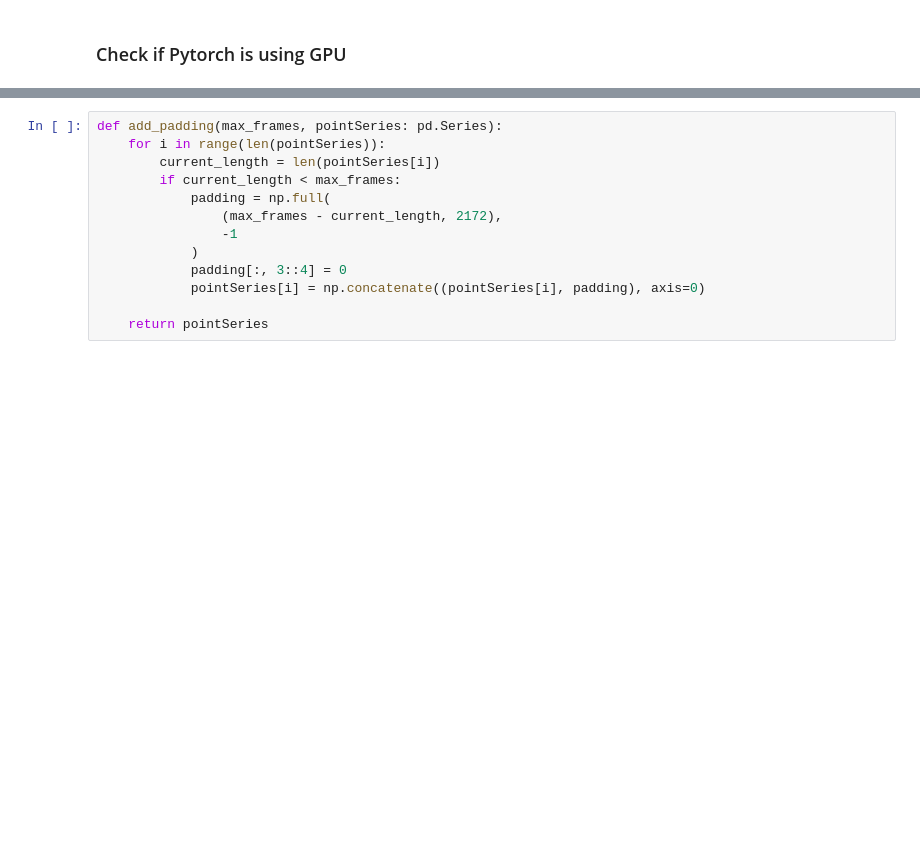
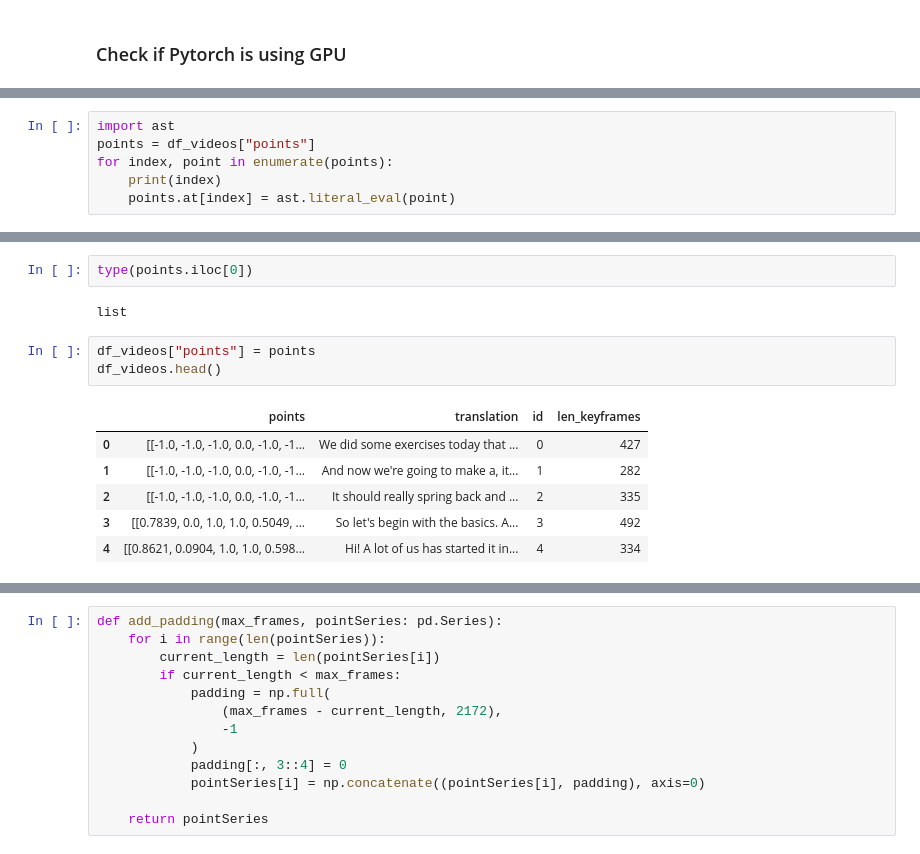
Before and after one commit to MatiasGrynfeld/SignAI, a Jupyter notebook: AI-Module/BERT/bert-example.ipynb, the cells around one changed output, grey strips where cells are left out. Drawn from its saved outputs; the diff is of its cells as text; blank space fills up the shorter version.

```diff
--- a/AI-Module/BERT/bert-example.ipynb
+++ b/AI-Module/BERT/bert-example.ipynb
@@ -28,0 +34,6 @@ df_videos = pd.read_csv("/app/AI-Module/Resources/Datasets/how2sign.csv")
+# %%
+import ast
+points = df_videos["points"]
+for index, point in enumerate(points):
+    print(index)
+    points.at[index] = ast.literal_eval(point)
@@ -28,0 +58,14 @@ df_videos = pd.read_csv("/app/AI-Module/Resources/Datasets/how2sign.csv")
+# %%
+type(points.iloc[0])
+# %% [output]
+list
+# %%
+df_videos["points"] = points
+df_videos.head()
+# %% [output]
+|  | points | translation | id | len_keyframes |
+| 0 | [[-1.0, -1.0, -1.0, 0.0, -1.0, -1... | We did some exercises today that ... | 0 | 427 |
+| 1 | [[-1.0, -1.0, -1.0, 0.0, -1.0, -1... | And now we're going to make a, it... | 1 | 282 |
+| 2 | [[-1.0, -1.0, -1.0, 0.0, -1.0, -1... | It should really spring back and ... | 2 | 335 |
+| 3 | [[0.7839, 0.0, 1.0, 1.0, 0.5049, ... | So let's begin with the basics. A... | 3 | 492 |
+| 4 | [[0.8621, 0.0904, 1.0, 1.0, 0.598... | Hi! A lot of us has started it in... | 4 | 334 |
```
Also changed, not shown: parts of 23 cells of this notebook.
